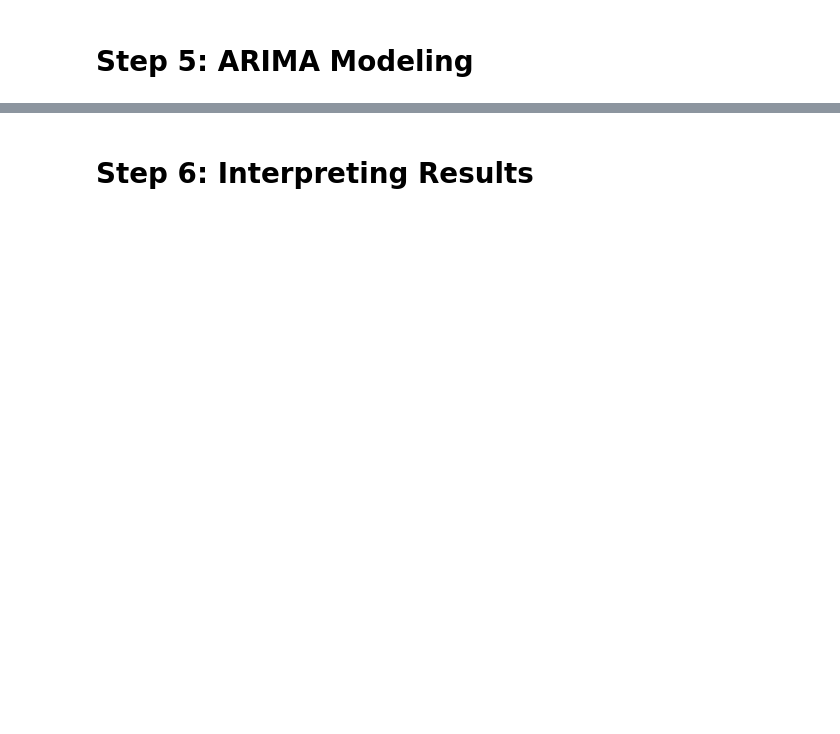
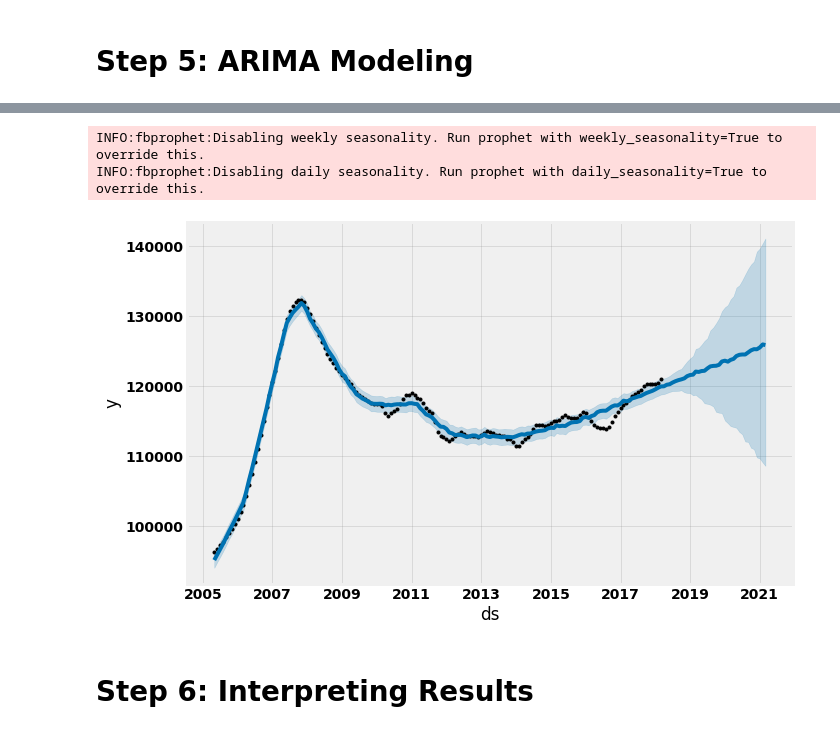
Before and after one commit to allisonhonold/Zillow_investment_zipcodes, a Jupyter notebook: ash_mod_4_starter_notebook.ipynb, the cells around one changed output, grey strips where cells are left out. Saved outputs shown, nothing was run; the diff lists cells and outputs as text; code cells hidden in the pictures; blank space fills up the shorter version.

Commit message:
update function model_price

```diff
--- a/ash_mod_4_starter_notebook.ipynb
+++ b/ash_mod_4_starter_notebook.ipynb
@@ -40,2 +43,2 @@ import matplotlib
 # %%
-df = pd.read_csv('zillow_data.csv')
+df = pd.read_csv('raw_data/zillow_data.csv')
@@ -97,5 +120,5 @@ melted_df.head()
 # %%
-chicago_melted = melt_data(df.loc[df['RegionName'] == 60657])
+chicago_melted = melt_data(df.loc[df['RegionName'] == 79936])
 # %%
 plt.plot(chicago_melted)
 plt.show()
@@ -110,11 +142,14 @@ from fbprophet import Prophet as proph
 # %%
-def model_price(df, start, end, periods=36, freq='MS', interval_width=0.80):
+def model_price(df, zipcode, start, end, periods=60, freq='MS', interval_width=0.80):
+    """
+
+    """
+    df = melt_data(df.loc[df['RegionName'] == zipcode])
     df = df.reset_index()
     df.columns = ['ds', 'y']
     data = df.loc[(df['ds'] > start) & (df['ds'] < end)]
-    print(data)
     Model = proph(interval_width=interval_width)
     Model.fit(data)
     future_dates = Model.make_future_dataframe(periods=periods, freq=freq)
     forecast = Model.predict(future_dates)
-    return Model
+    return Model, forecast, zipcode
@@ -121,6 +211,10 @@ def model_price(df, start, end, periods=36, freq='MS', interval_width=0.80):
 # %%
-model = model_price(chicago_melted, '1996-04-01', '2017-11-01')
-Model.plot(forecast, uncertainty=True)
+model, forecast = model_price(chicago_melted, '2005-04-01', '2018-04-01')
+model.plot(forecast, uncertainty=True)
 plt.show()
+# %% [output]
+INFO:fbprophet:Disabling weekly seasonality. Run prophet with weekly_seasonality=True to override this.
+INFO:fbprophet:Disabling daily seasonality. Run prophet with daily_seasonality=True to override this.
+[figure, added]
 # %% [markdown]
 # Step 6: Interpreting Results
```
Also changed, not shown: parts of 11 cells of this notebook.
